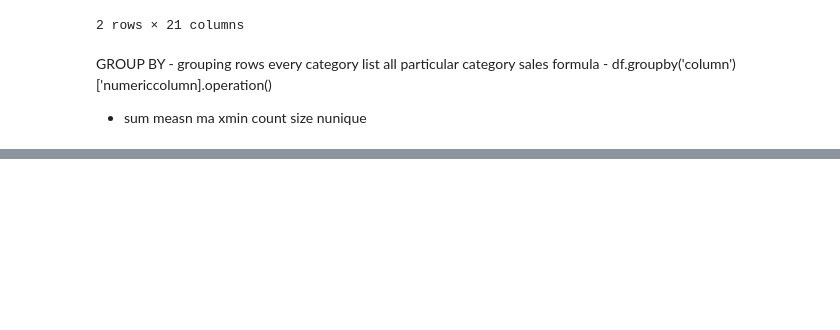
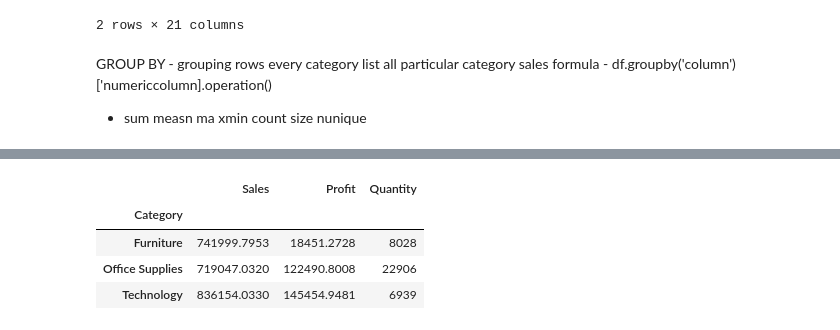
Before and after one commit to Deepanshu-8126/Pandas, a Jupyter notebook: pandas_july_oneshot_rev.ipynb, the cells around one changed output, grey strips where cells are left out. Cells and saved outputs as stored; diff of their text form; code cells hidden in the pictures; blank space fills up the shorter version.

```diff
--- a/pandas_july_oneshot_rev.ipynb
+++ b/pandas_july_oneshot_rev.ipynb
@@ -757,0 +810,24 @@ Name: Sales, dtype: float64
+# %%
+# multiple columsns
+df.groupby("Category").agg({"Sales": "sum",
+                            "Profit":"mean"})
+
+
+# quest -2 region wise sales sum profit sum
+df.groupby("Region").agg({"Sales":"sum","Profit":"mean"})
+
+# ques - 3 category wise sales sum sales mean sales max
+df.groupby("Category")['Sales'].agg(['sum','mean','max'])
+
+# ques- 4 state wise profit sum profit mean profit max
+df.groupby('State')['Profit'].agg(['sum','min','max'])
+
+# analyst question
+# category wise sales sum profit sum quantity sum
+df.groupby("Category").agg({"Sales":"sum","Profit":"sum","Quantity":"sum"})
+# %% [output]
+|  | Sales | Profit | Quantity |
+| Category |  |  |  |
+| Furniture | 741999.7953 | 18451.2728 | 8028 |
+| Office Supplies | 719047.0320 | 122490.8008 | 22906 |
+| Technology | 836154.0330 | 145454.9481 | 6939 |
```
Also changed, not shown: parts of 5 cells of this notebook.
